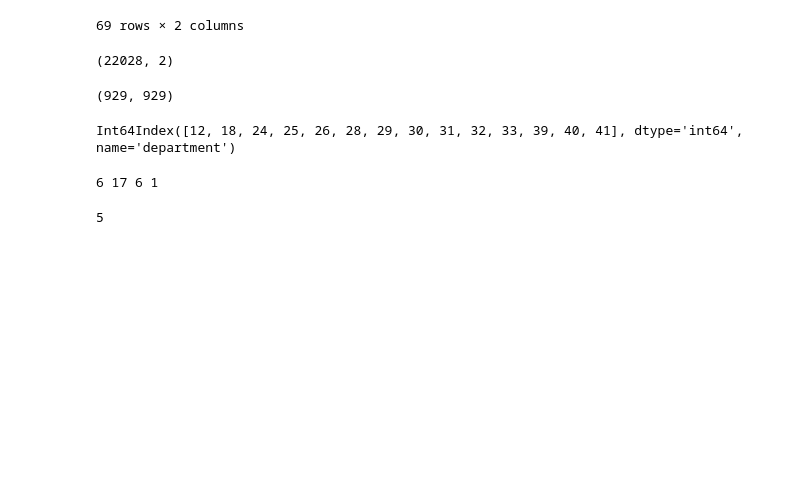
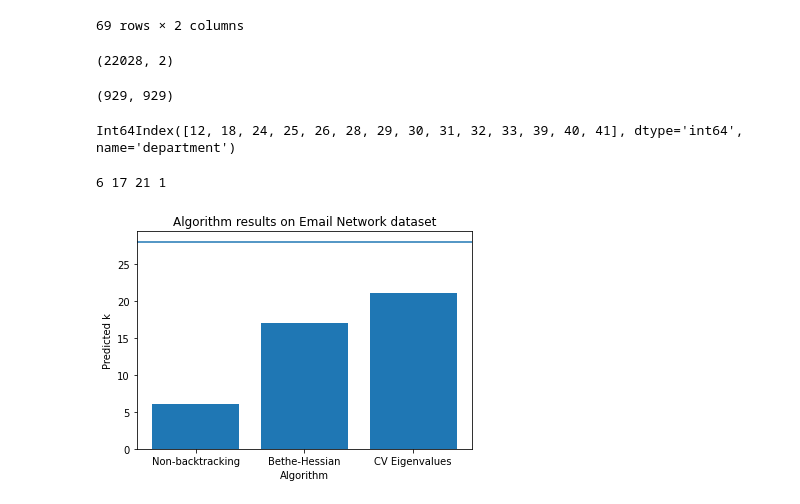
Before and after one commit to Pastuszka/masters-cv-eig, a Jupyter notebook: email_network.ipynb, the cells around one changed output. Drawn from its saved outputs; the diff is of its cells as text; code cells hidden in the pictures; blank space fills up the shorter version.

```diff
--- a/email_network.ipynb
+++ b/email_network.ipynb
@@ -86,15 +87,18 @@ Int64Index([12, 18, 24, 25, 26, 28, 29, 30, 31, 32, 33, 39, 40, 41], dtype='int6
 sparse_matrix = dok_array(adjacency_matrix.astype(np.int32))
 nb = cveig.non_backtracking(sparse_matrix, 35)
 bh = cveig.bethe_hessian(sparse_matrix)
-cv = cveig.eig_cv(sparse_matrix, 35, 0.5)
-cv_mod = cveig.eig_cv_mod(sparse_matrix, 35, 0.5)
+cv = cveig.eig_cv(sparse_matrix, 35, 0.1)
+cv_mod = cveig.eig_cv_mod(sparse_matrix, 35, 0.1)
 # %%
 print(nb, bh, cv, cv_mod)
 # %% [output]
-6 17 6 1
+6 17 21 1
-# %%
-cv = cveig.eig_cv(sparse_matrix, 50, 0.05, 0.01, folds=10)
-# %%
-cv
-# %% [output]
-5
+# %%
+plt.bar(['Non-backtracking', 'Bethe-Hessian', 'CV Eigenvalues'],[nb, bh, cv])
+plt.axhline(28)
+plt.xlabel('Algorithm')
+plt.ylabel('Predicted k')
+plt.title('Algorithm results on Email Network dataset')
+plt.savefig('email.png')
+# %% [output]
+[figure, added]
```
Also changed, not shown: parts of 8 cells of this notebook, 15 other files.
